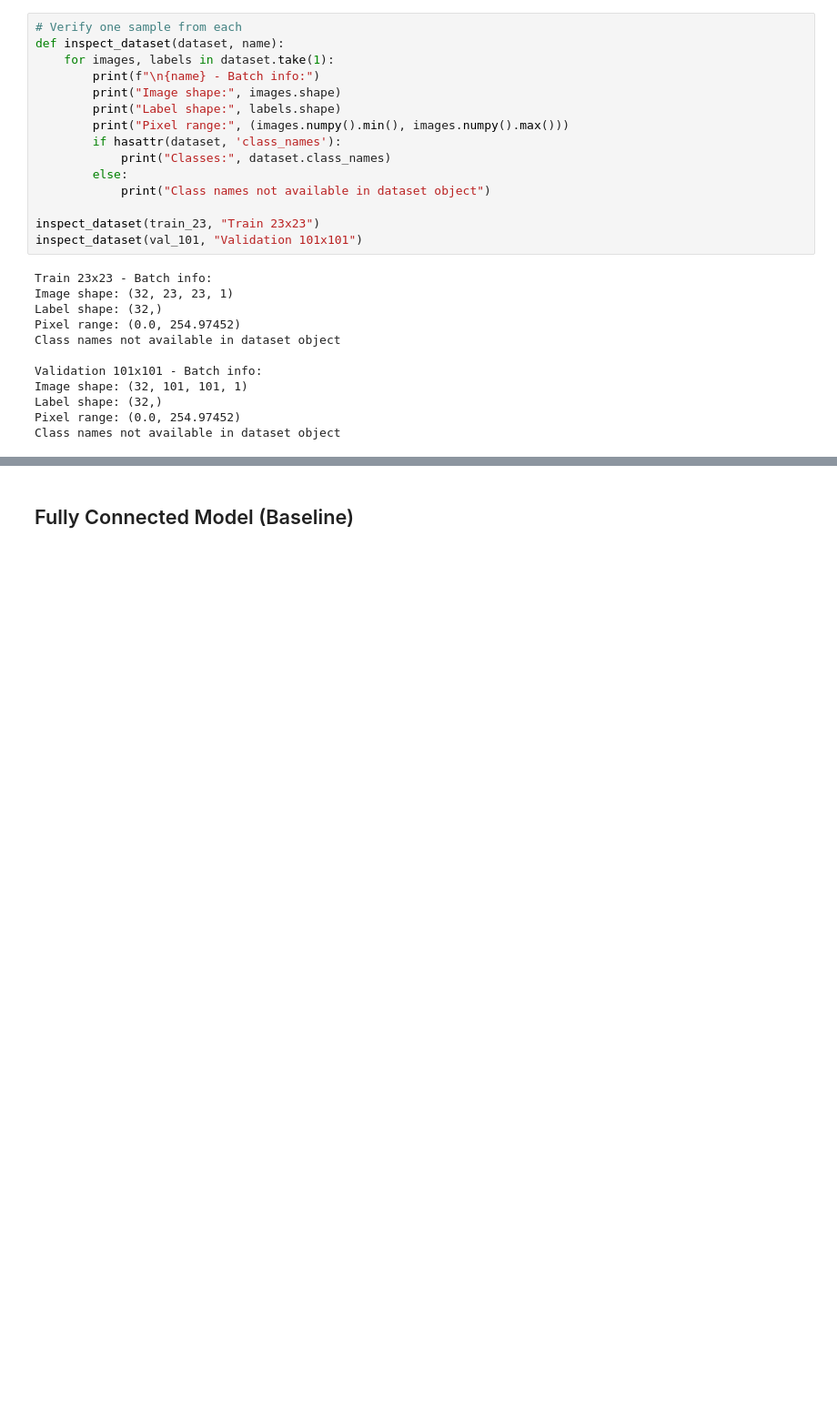
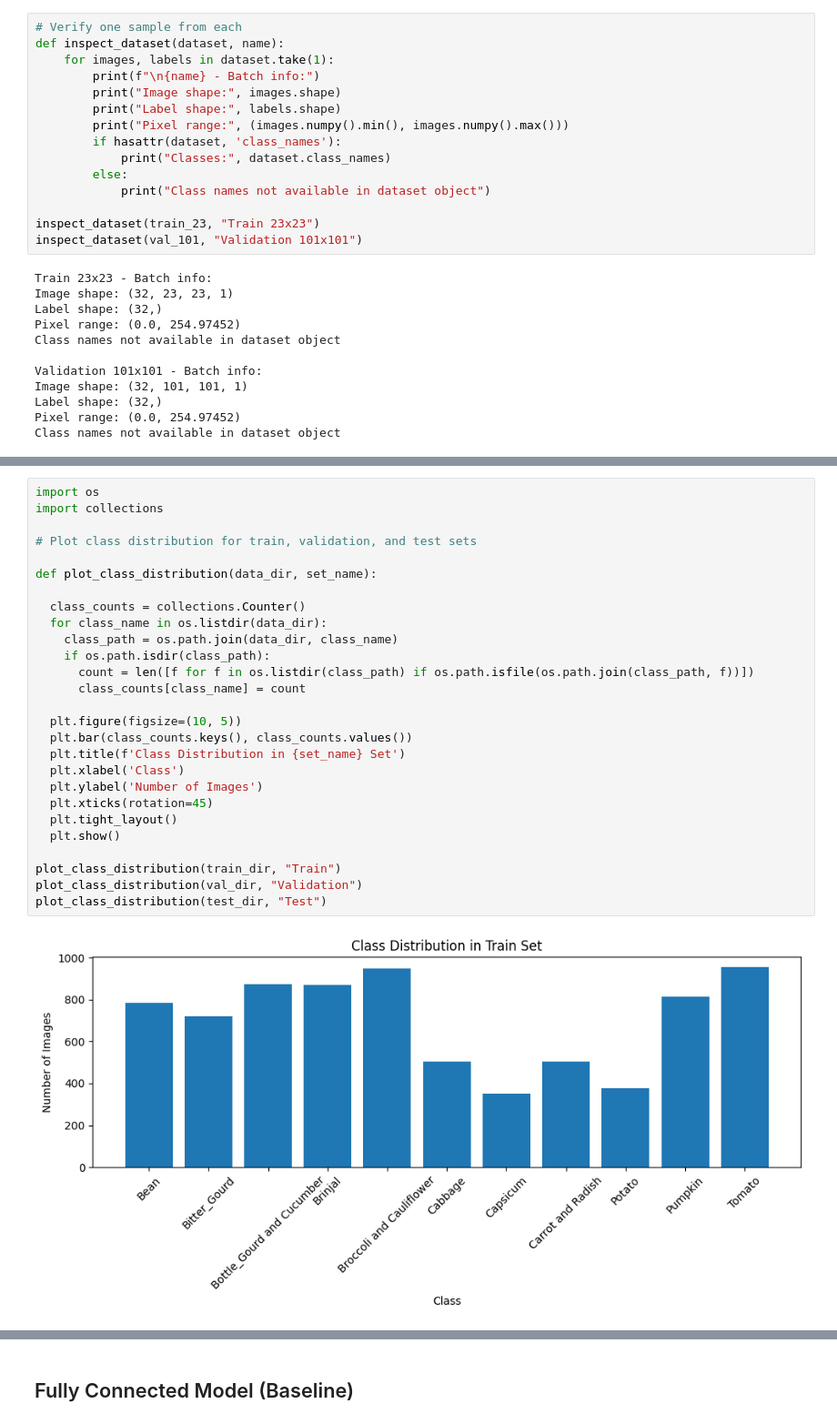
Before and after one commit to 4ndrrw/Vegetable-Image-Classifier-CNN, a Jupyter notebook: partA.ipynb, the cells around one changed output, grey strips where cells are left out. Shown at 91% size. Cells and saved outputs as stored; diff of their text form; blank space fills up the shorter version.

```diff
--- a/partA.ipynb
+++ b/partA.ipynb
@@ -147,0 +206,29 @@ Min: 0.0000, Max: 254.9745
+# %%
+import os
+import collections
+
+# Plot class distribution for train, validation, and test sets
+
+def plot_class_distribution(data_dir, set_name):
+
+  class_counts = collections.Counter()
+  for class_name in os.listdir(data_dir):
+    class_path = os.path.join(data_dir, class_name)
+    if os.path.isdir(class_path):
+      count = len([f for f in os.listdir(class_path) if os.path.isfile(os.path.join(class_path, f))])
+      class_counts[class_name] = count
+
+  plt.figure(figsize=(10, 5))
+  plt.bar(class_counts.keys(), class_counts.values())
+  plt.title(f'Class Distribution in {set_name} Set')
+  plt.xlabel('Class')
+  plt.ylabel('Number of Images')
+  plt.xticks(rotation=45)
+  plt.tight_layout()
+  plt.show()
+
+plot_class_distribution(train_dir, "Train")
+plot_class_distribution(val_dir, "Validation")
+plot_class_distribution(test_dir, "Test")
+# %% [output]
+[figure, added]
```
Also changed, not shown: parts of 37 cells of this notebook, 11 other files.
